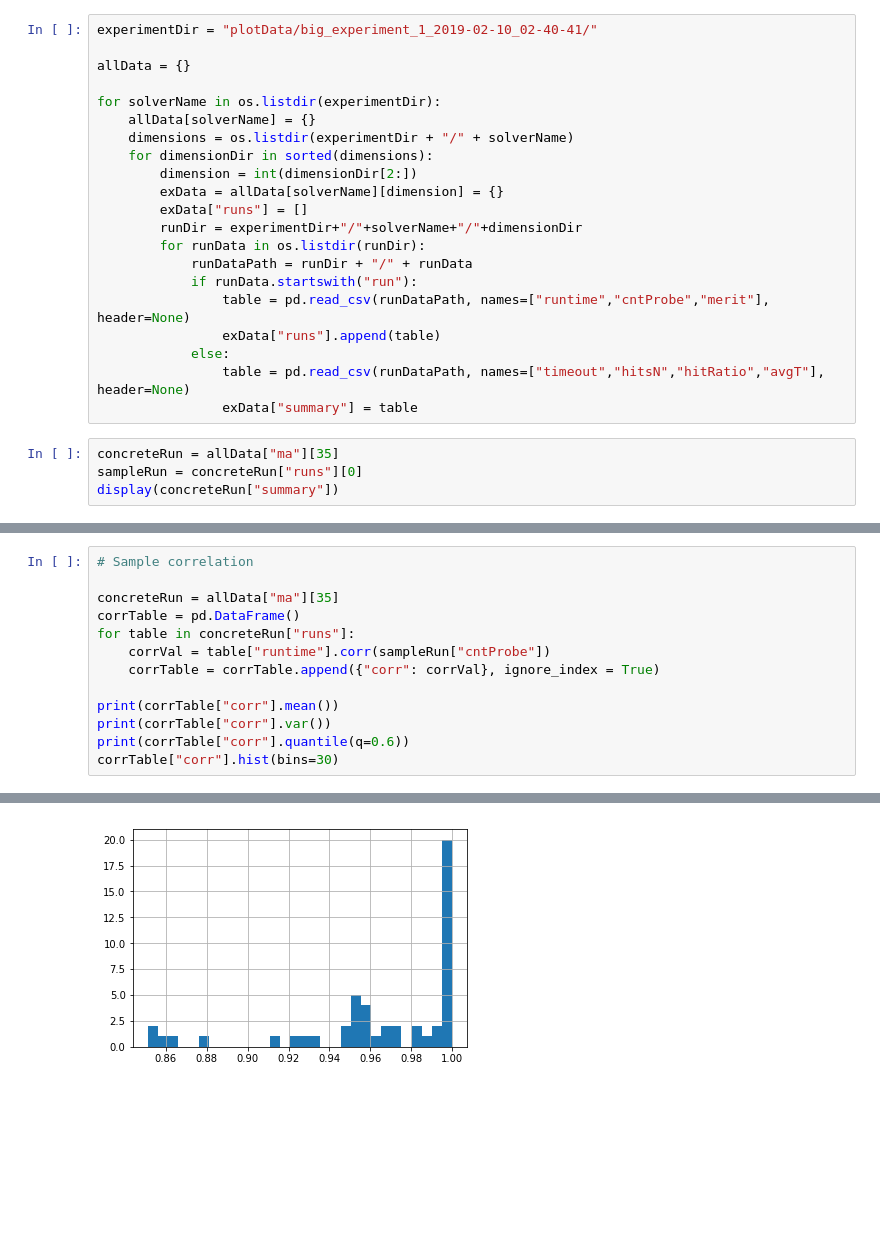
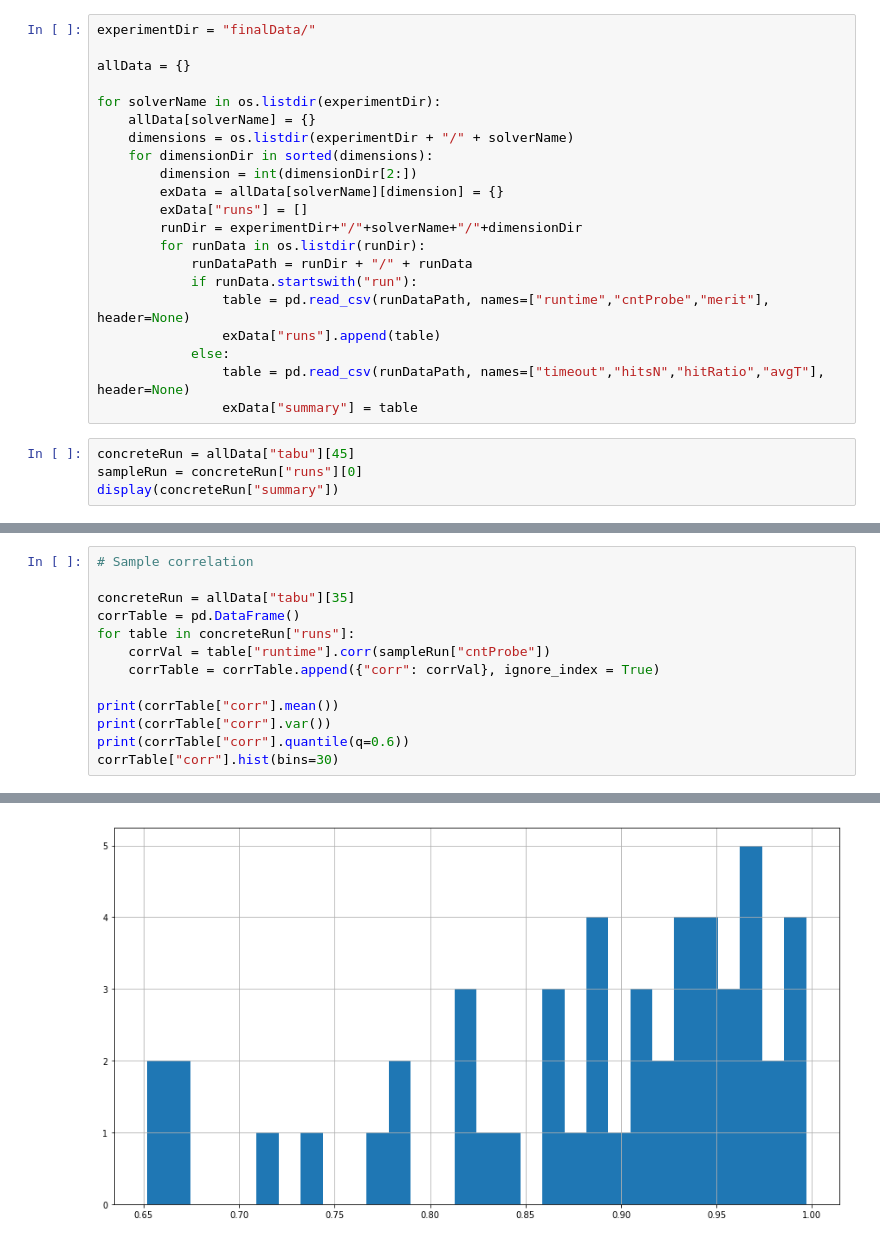
Before and after one commit to CHoudrouge4/osh, a Jupyter notebook: Analysis.ipynb, the cells around one changed output, grey strips where cells are left out. Saved outputs shown, nothing was run; the diff lists cells and outputs as text; blank space fills up the shorter version.

Commit message:
Add charts and code that generates them

```diff
--- a/Analysis.ipynb
+++ b/Analysis.ipynb
@@ -13,5 +15,5 @@ import os as os
 # %%
-experimentDir = "plotData/big_experiment_1_2019-02-10_02-40-41/"
+experimentDir = "finalData/"
 
 allData = {}
 
@@ -32,7 +34,7 @@ for solverName in os.listdir(experimentDir):
                 table = pd.read_csv(runDataPath, names=["timeout","hitsN","hitRatio","avgT"], header=None)
                 exData["summary"] = table
 # %%
-concreteRun = allData["ma"][35]
+concreteRun = allData["tabu"][45]
 sampleRun = concreteRun["runs"][0]
 display(concreteRun["summary"])
 # %% [output]
@@ -41,7 +43,7 @@ display(concreteRun["summary"])
 # %%
 # Sample correlation
 
-concreteRun = allData["ma"][35]
+concreteRun = allData["tabu"][35]
 corrTable = pd.DataFrame()
 for table in concreteRun["runs"]:
     corrVal = table["runtime"].corr(sampleRun["cntProbe"])
@@ -58,5 +60,5 @@ corrTable["corr"].hist(bins=30)
 <matplotlib.axes._subplots.AxesSubplot at 0x...>
-[figure, old version]
+[figure, new version]
 # %%
 # Average correlation over one run
 
```
Also changed, not shown: parts of 13 cells of this notebook, 10 other files.
